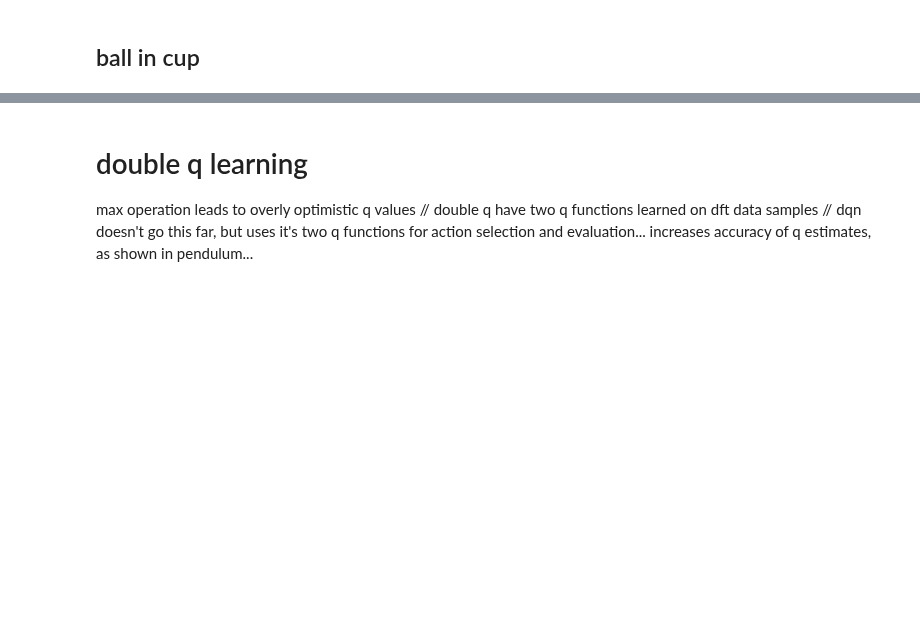
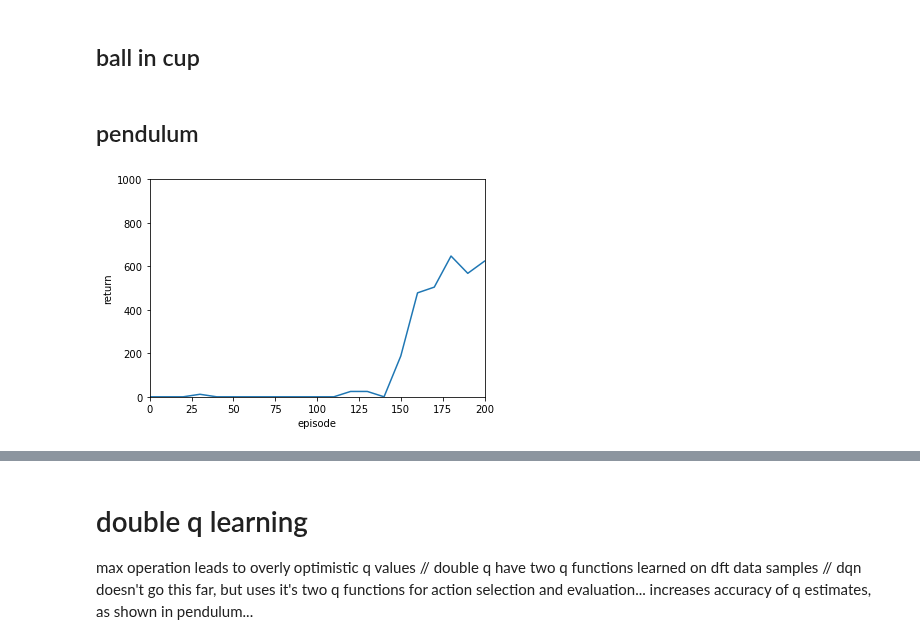
Before and after one commit to richard-warren/rl_sandbox, a Jupyter notebook: dqn_demo.ipynb, the cells around one changed output, grey strips where cells are left out. Drawn from its saved outputs; the diff is of its cells as text; code cells hidden in the pictures; blank space fills up the shorter version.

```diff
--- a/dqn_demo.ipynb
+++ b/dqn_demo.ipynb
@@ -232,3 +187,36 @@ episode_num, avg_returns = train_agents_parallel(
 plot_performance(episode_num, avg_returns)
 # %%
 show_best_agent_rollout('dm_control_tests/agents/ball_in_cup')
+# %% [markdown]
+## pendulum
+# %%
+env = suite.load('pendulum', 'swingup')
+train_utils.rand_seed_reset(env, 0)
+agent = Agent(env.observation_spec(), env.action_spec(), **agent_args)
+train_utils.initialize_buffer(agent, env, verbose=False)
+
+train_args_temp = train_args.copy()
+train_args_temp['episodes'] = 200
+train_args_temp['epsilon_final_episode'] = 100
+train_args_temp['gamma'] = 1
+train_args_temp['epsilon_start'] = 1
+
+# create state space grid points
+bins = 40
+angle_lims = (-np.pi/2, np.pi/2)
+vel_lims = (-10,10)
+axis_grids = [np.linspace(lims[0], lims[1], num=bins) for lims in (angle_lims, vel_lims)]
+grid = np.array(np.meshgrid(*axis_grids)).reshape(2, -1).T
+grid_predict = np.vstack((np.cos(grid[:,0]), np.sin(grid[:,0]), grid[:,1])).T  # first two columns are cos(x), sin(x) instead of x
+
+
+def compute_prediction_grid(agent, env):
+    q_map = agent.q.predict(grid_predict).reshape(bins, bins, 2)
+    return q_map
+
+episode_num, returns, q_maps = train_utils.train(
+    agent, env, **train_args_temp, verbose=False, callback=compute_prediction_grid)
+returns = [np.mean(r) for r in returns]
+plot_performance(episode_num, returns);
+# %% [output]
+[figure, added]
```
Also changed, not shown: parts of 15 cells of this notebook, 1 other file.
